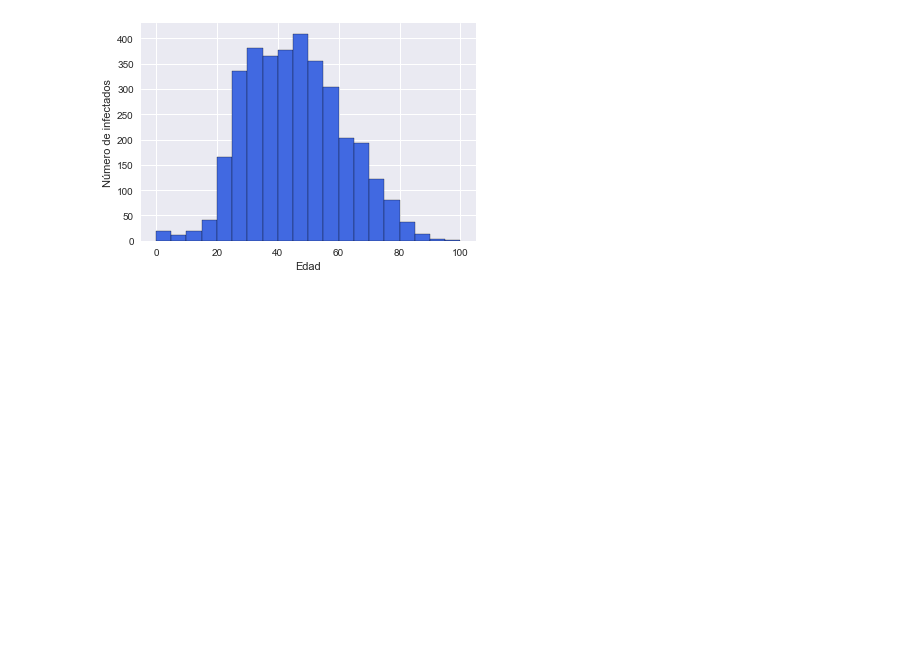
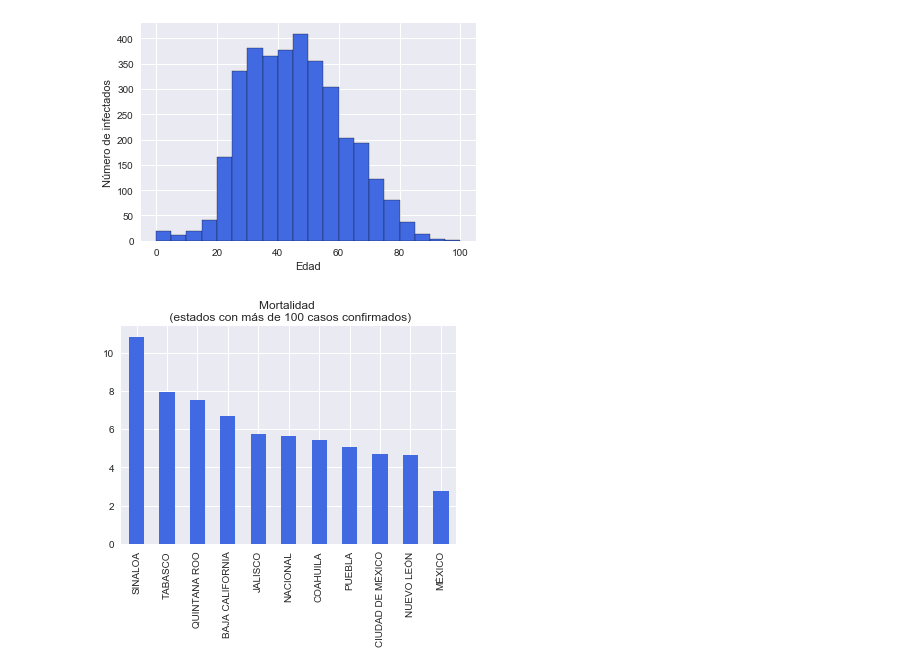
Before and after one commit to carloscerlira/COVIDMEX, a Jupyter notebook: examples/histogram.ipynb, the cells around one changed output. Drawn from its saved outputs; the diff is of its cells as text; code cells hidden in the pictures; blank space fills up the shorter version.

Commit message:
histogram changed

```diff
--- a/examples/histogram.ipynb
+++ b/examples/histogram.ipynb
@@ -19,12 +19,15 @@ plt.show()
 # %%
 confirmedmx = pd.read_csv('../data/time_series_confirmed_MX.csv', index_col=0)
 deathsmx = pd.read_csv('../data/time_series_deaths_MX.csv', index_col=0)
 death_rate = deathsmx['4/9/20'].div(confirmedmx['4/9/20'][confirmedmx['4/9/20'] > 100])*100
 death_rate.dropna(inplace=True)
 death_rate.sort_values(ascending=False, inplace=True)
 death_rate.plot.bar(color='royalblue')
-plt.xlabel=""
+plt.title('Mortalidad \n (estados con más de 100 casos confirmados)')
+plt.xlabel('')
 plt.show()
+# %% [output]
+[figure, added]
 # %%
 populationmx = pd.read_csv('../data/population_MX.csv', index_col=0)
 populationmx = populationmx['Población']
```
Also changed, not shown: parts of 2 cells of this notebook.
